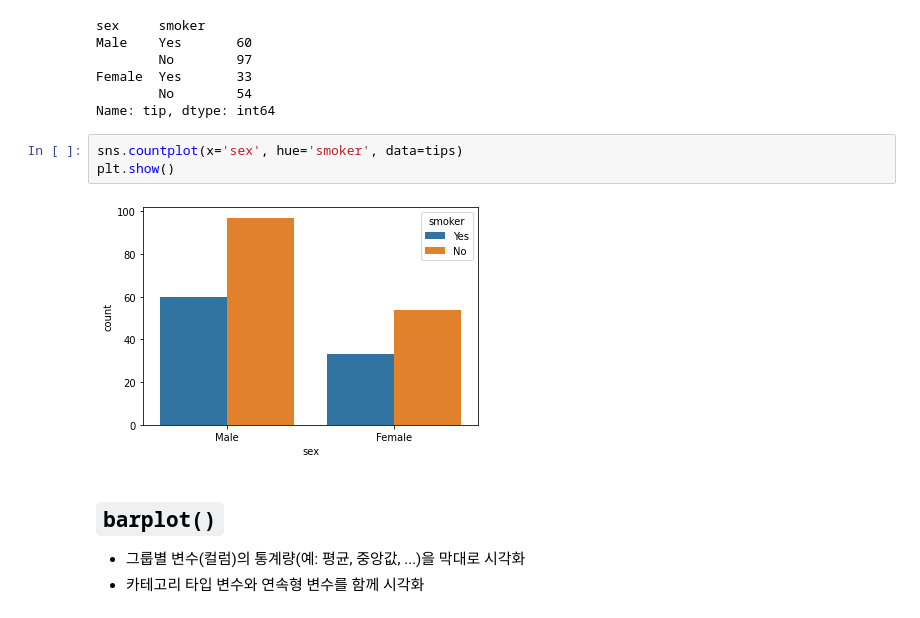
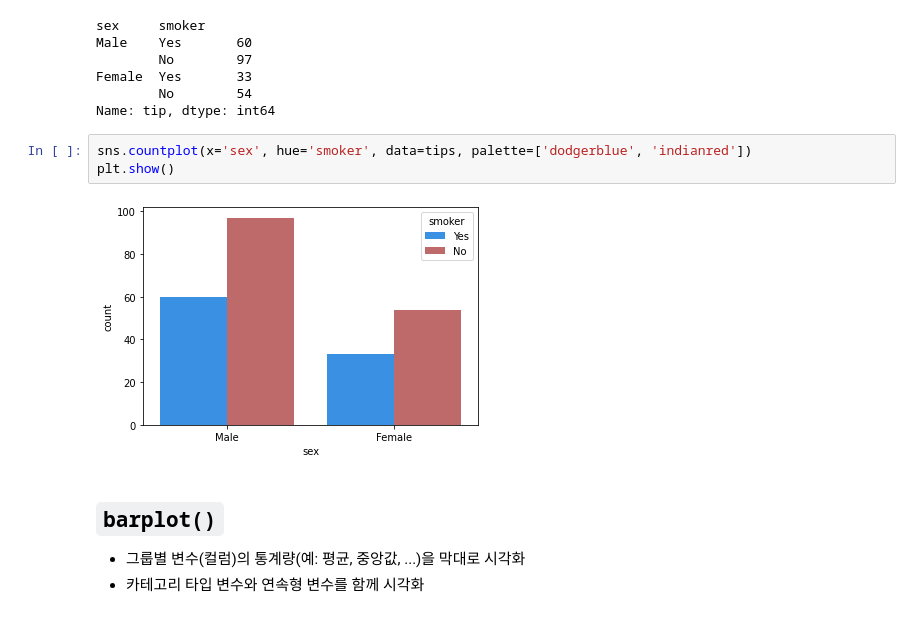
Before and after one commit to esn73/lab_python, a Jupyter notebook: py22_seaborn.ipynb, the cells around one changed output. Drawn from its saved outputs; the diff is of its cells as text.

```diff
--- a/py22_seaborn.ipynb
+++ b/py22_seaborn.ipynb
@@ -160,10 +160,10 @@ Female  Yes       33
         No        54
 Name: tip, dtype: int64
 # %%
-sns.countplot(x='sex', hue='smoker', data=tips)
+sns.countplot(x='sex', hue='smoker', data=tips, palette=['dodgerblue', 'indianred'])
 plt.show()
 # %% [output]
-[figure, old version]
+[figure, new version]
 # %% [markdown]
 ## `barplot()`
 
```
